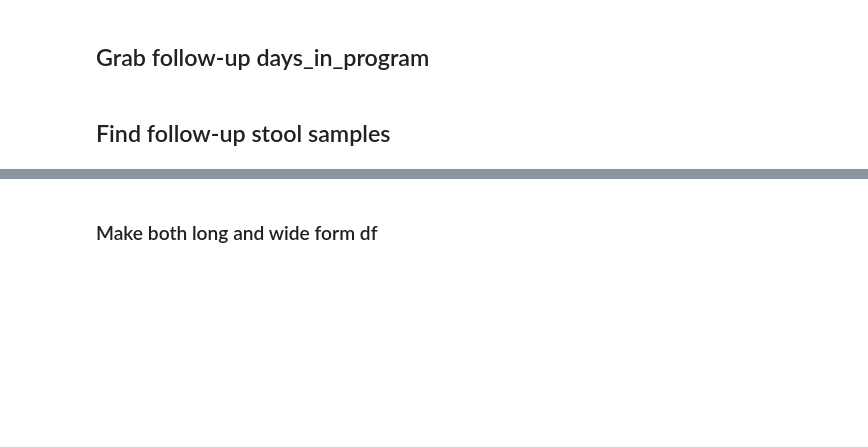
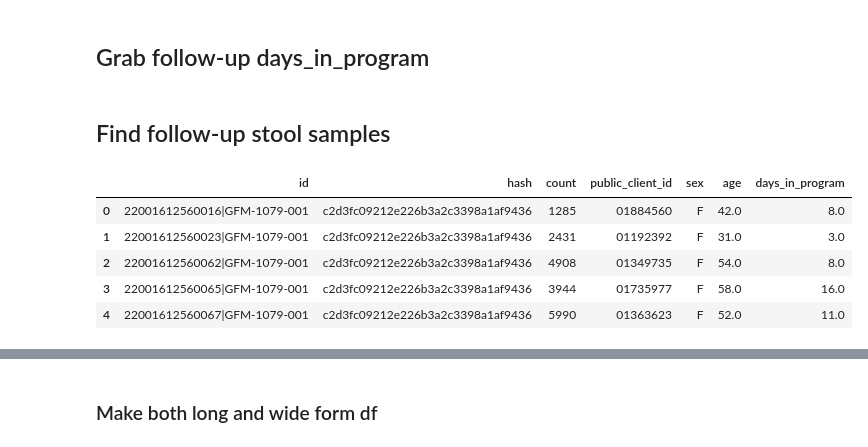
Before and after one commit to Gibbons-Lab/2026_cperez_antibiotic_recency, a Jupyter notebook: 01_diversity/stool_repeat_clients_for_lmm.ipynb, the cells around one changed output, grey strips where cells are left out. Drawn from its saved outputs; the diff is of its cells as text; code cells hidden in the pictures; blank space fills up the shorter version.

```diff
--- a/01_diversity/stool_repeat_clients_for_lmm.ipynb
+++ b/01_diversity/stool_repeat_clients_for_lmm.ipynb
@@ -153,8 +191,15 @@ follow_up_small = (shannon_repeats_followup_first[[
 # %% [markdown]
 ## Find follow-up stool samples
 # %%
-asvs = pd.read_csv("../proj/gibbons/arivale_16S/data/asvs.csv")
-metadata = pd.read_csv("../proj/gibbons/arivale_16S/data/metadata.csv")
+asvs = pd.read_csv("/proj/gibbons/arivale_16S/data/asvs.csv")
+metadata = pd.read_csv("/proj/gibbons/arivale_16S/data/metadata.csv")
 asvs_meta = pd.merge(asvs, metadata[["id", "public_client_id", "sex", "age", "days_in_program"]], on="id")
 asvs_meta.head()
+# %% [output]
+|  | id | hash | count | public_client_id | sex | age | days_in_program |
+| 0 | 22001612560016|GFM-1079-001 | c2d3fc09212e226b3a2c3398a1af9436 | 1285 | 01884560 | F | 42.0 | 8.0 |
+| 1 | 22001612560023|GFM-1079-001 | c2d3fc09212e226b3a2c3398a1af9436 | 2431 | 01192392 | F | 31.0 | 3.0 |
+| 2 | 22001612560062|GFM-1079-001 | c2d3fc09212e226b3a2c3398a1af9436 | 4908 | 01349735 | F | 54.0 | 8.0 |
+| 3 | 22001612560065|GFM-1079-001 | c2d3fc09212e226b3a2c3398a1af9436 | 3944 | 01735977 | F | 58.0 | 16.0 |
+| 4 | 22001612560067|GFM-1079-001 | c2d3fc09212e226b3a2c3398a1af9436 | 5990 | 01363623 | F | 52.0 | 11.0 |
 # %%
```
Also changed, not shown: parts of 25 cells of this notebook, 4 other files.
